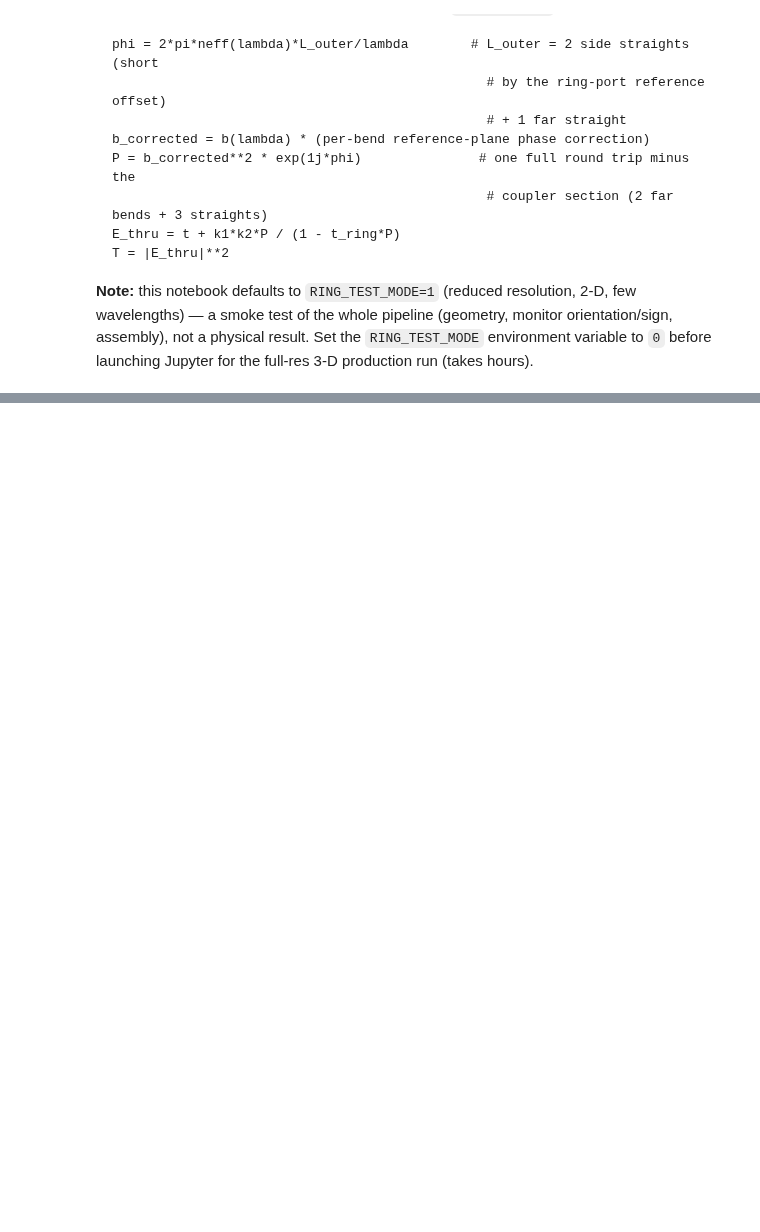
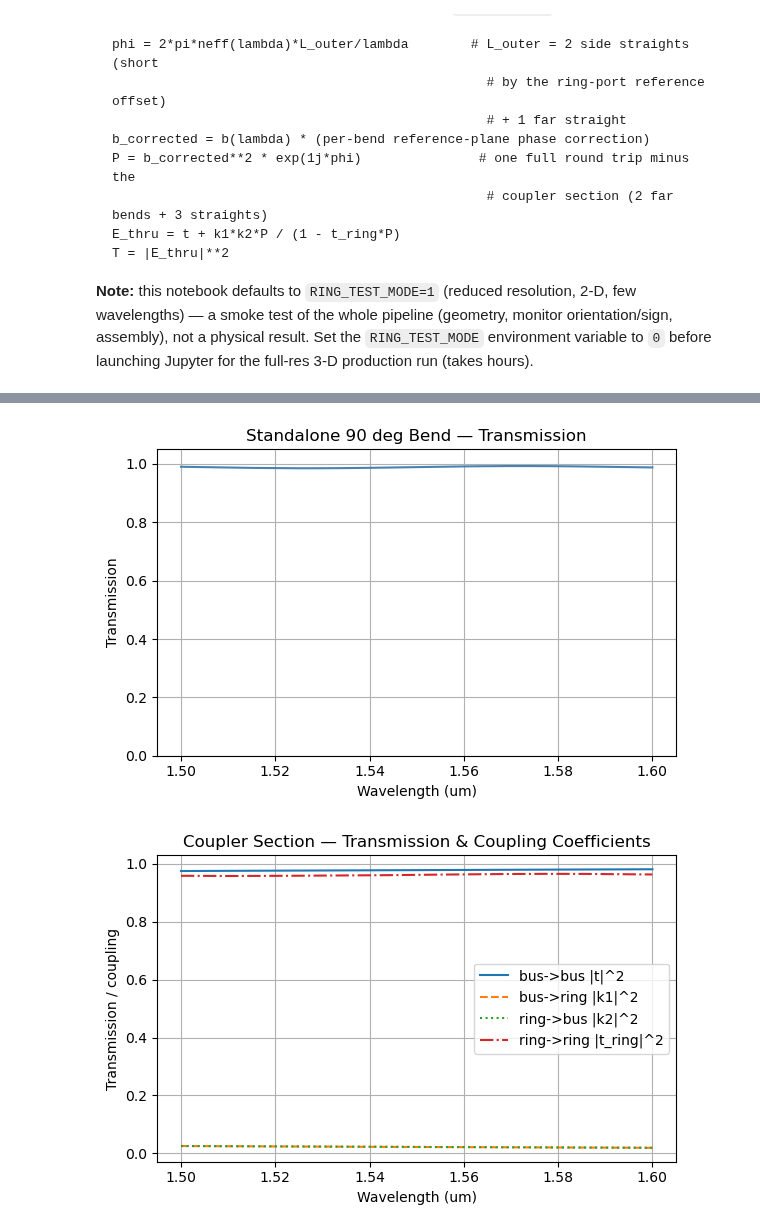
Before and after one commit to jakeh13/BEEF, a Jupyter notebook: examples/ring_resonator/notebooks/ring_resonator_hybrid.ipynb, the cells around one changed output, grey strips where cells are left out. Drawn from its saved outputs; the diff is of its cells as text; code cells hidden in the pictures; blank space fills up the shorter version.

```diff
--- a/examples/ring_resonator/notebooks/ring_resonator_hybrid.ipynb
+++ b/examples/ring_resonator/notebooks/ring_resonator_hybrid.ipynb
@@ -721,2 +746,33 @@ Results at lambda = 1.5500 um:
 True
+# %%
+# 14. Independent bend / coupler-region transmission plots
+T_bend = np.abs(b_d) ** 2  # note: the reference-plane phase correction (-> b_corrected)
+                            # only rotates the phase, so it doesn't change |b|^2 — this
+                            # magnitude curve is the same whether read off b_d or b_corrected
+
+fig, ax = plt.subplots(figsize=(6, 4))
+ax.plot(wl_dense, T_bend, color="steelblue")
+ax.set_xlabel("Wavelength (um)")
+ax.set_ylabel("Transmission")
+ax.set_title("Standalone 90 deg Bend — Transmission")
+ax.grid(True)
+ax.set_ylim(0, 1.05)
+plt.tight_layout()
+plt.show()
+
+fig, ax = plt.subplots(figsize=(6, 4))
+ax.plot(wl_dense, np.abs(t_d) ** 2, label="bus->bus |t|^2")
+ax.plot(wl_dense, np.abs(k1_d) ** 2, linestyle="--", label="bus->ring |k1|^2")
+ax.plot(wl_dense, np.abs(k2_d) ** 2, linestyle=":", label="ring->bus |k2|^2")
+ax.plot(wl_dense, np.abs(t_ring_d) ** 2, linestyle="-.", label="ring->ring |t_ring|^2")
+ax.set_xlabel("Wavelength (um)")
+ax.set_ylabel("Transmission / coupling")
+ax.set_title("Coupler Section — Transmission & Coupling Coefficients")
+ax.legend()
+ax.grid(True)
+plt.tight_layout()
+plt.show()
+# %% [output]
+[figure, added]
+[figure, added]
 # %%
```
Also changed, not shown: parts of 7 cells of this notebook, 56 other files.
